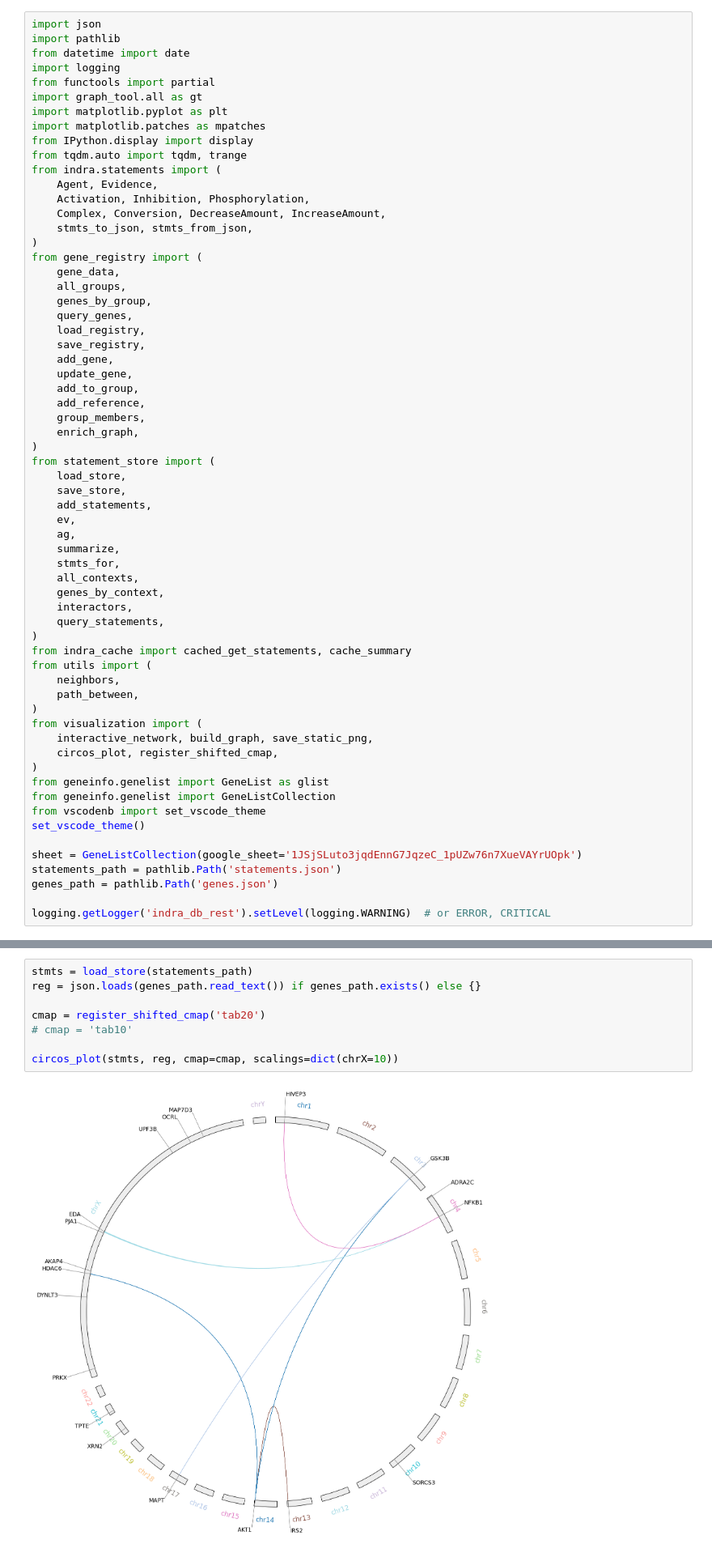
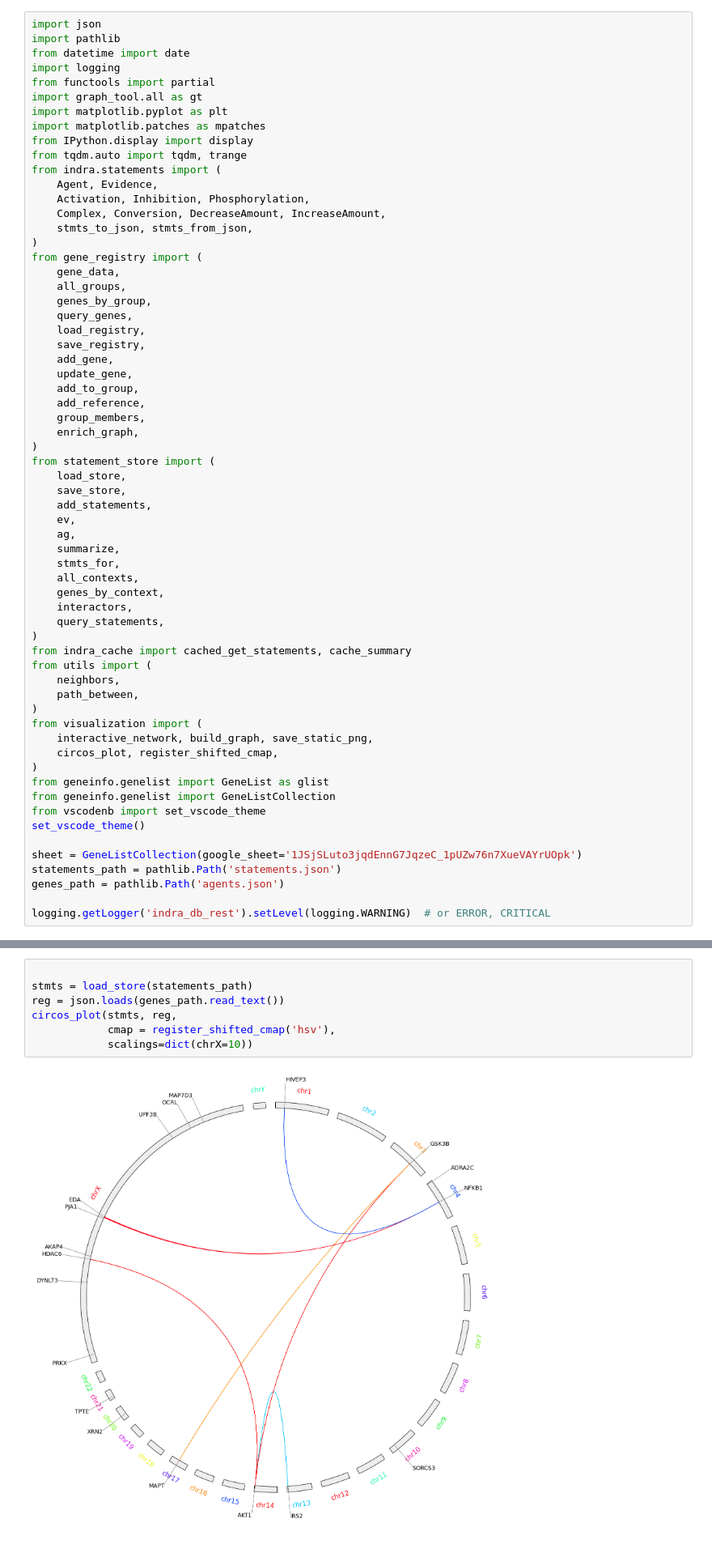
Before and after one commit to munch-group/interaction-store, a Jupyter notebook: interaction_store.ipynb, the cells around one changed output, grey strips where cells are left out. Shown at 81% size. Cells and saved outputs as stored; diff of their text form.

```diff
--- a/interaction_store.ipynb
+++ b/interaction_store.ipynb
@@ -62,7 +62,7 @@ set_vscode_theme()
 
 sheet = GeneListCollection(google_sheet='1JSjSLuto3jqdEnnG7JqzeC_1pUZw76n7XueVAYrUOpk')
 statements_path = pathlib.Path('statements.json')
-genes_path = pathlib.Path('genes.json')
+genes_path = pathlib.Path('agents.json')
 
 logging.getLogger('indra_db_rest').setLevel(logging.WARNING)  # or ERROR, CRITICAL
 # %% [output]
@@ -511,10 +429,9 @@ VBox(children=(CytoscapeWidget(cytoscape_layout={'name': 'cose', 'nodeOverlap':
 # %%
+
 stmts = load_store(statements_path)
-reg = json.loads(genes_path.read_text()) if genes_path.exists() else {}
-
-cmap = register_shifted_cmap('tab20')
-# cmap = 'tab10'
-
-circos_plot(stmts, reg, cmap=cmap, scalings=dict(chrX=10))
+reg = json.loads(genes_path.read_text())
+circos_plot(stmts, reg,
+            cmap = register_shifted_cmap('hsv'),
+            scalings=dict(chrX=10))
 # %% [output]
-[figure, old version]
+[figure, new version]
```
Also changed, not shown: parts of 35 cells of this notebook, 9 other files.
